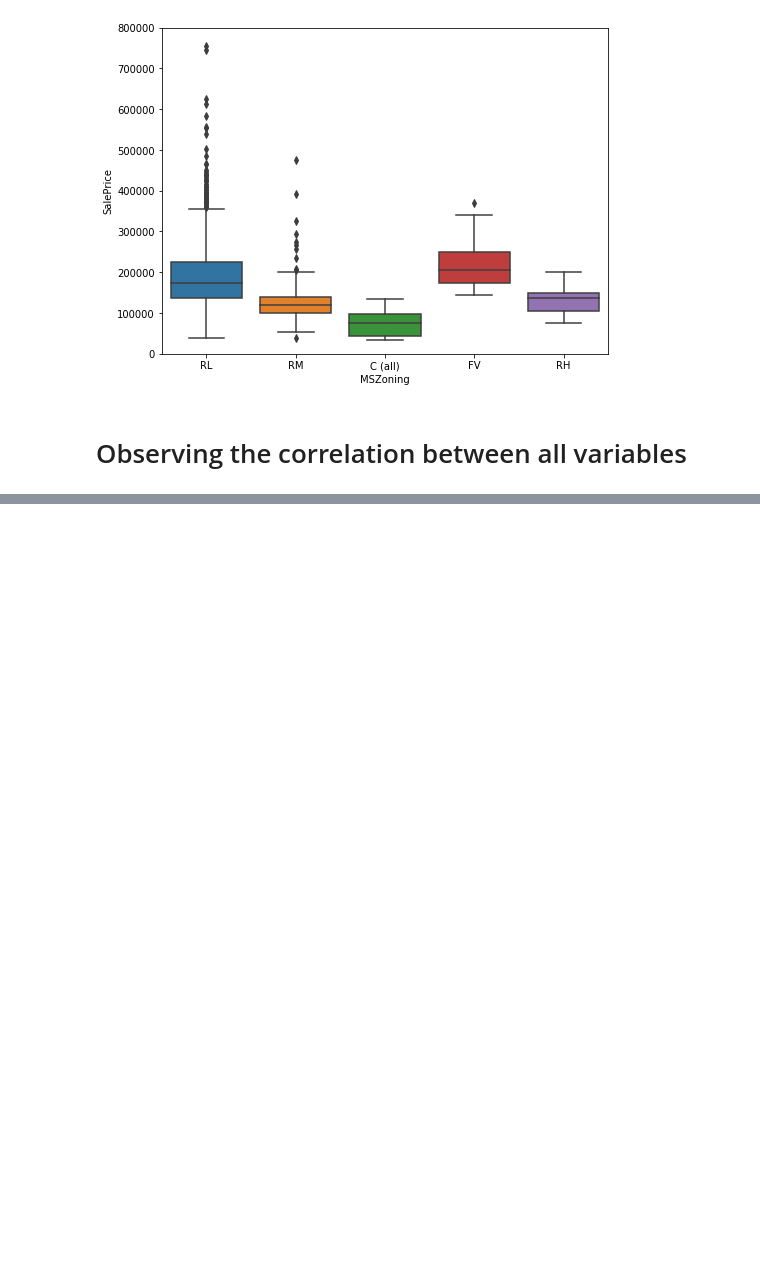
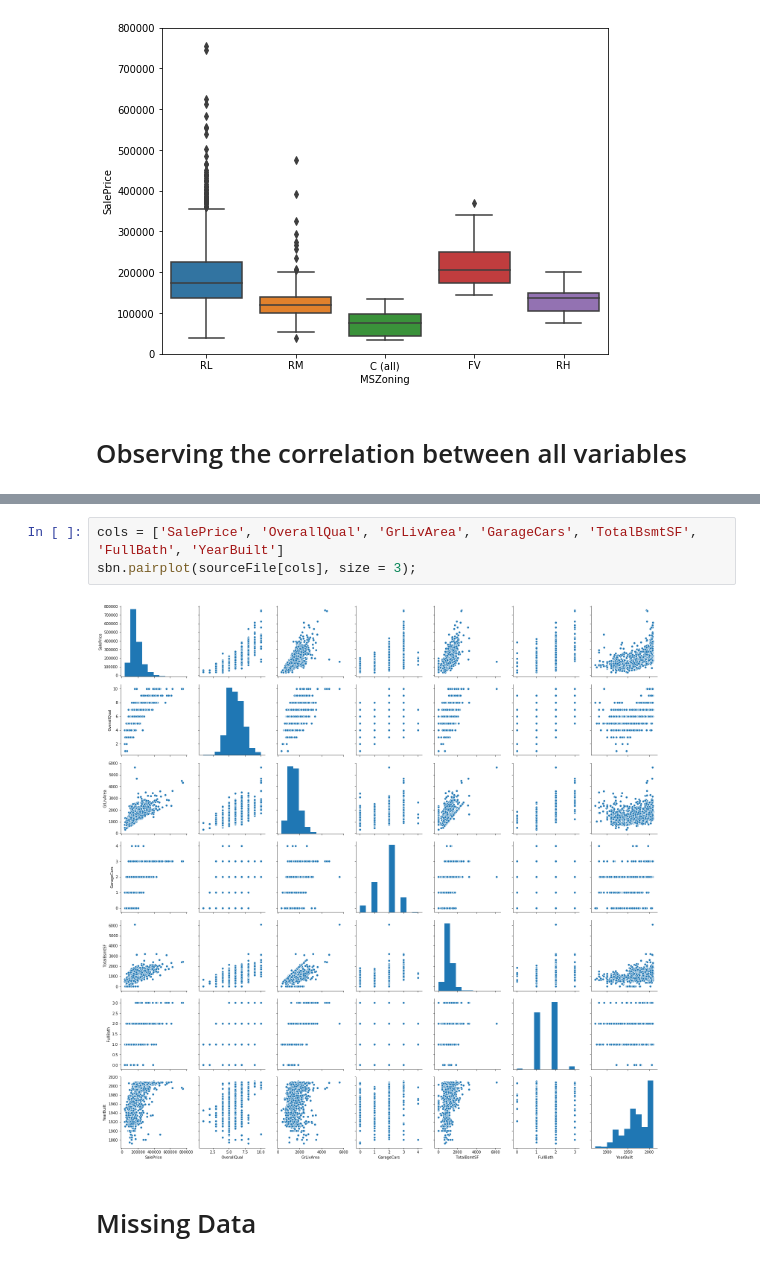
Before and after one commit to ashocorian/a16, a Jupyter notebook: A16 Project/source.ipynb, the cells around one changed output, grey strips where cells are left out. Saved outputs shown, nothing was run; the diff lists cells and outputs as text; blank space fills up the shorter version.

```diff
--- a/A16 Project/source.ipynb
+++ b/A16 Project/source.ipynb
@@ -130,0 +141,7 @@ sbn.heatmap(corrdata,square = True, vmax = 0.8);
+# %%
+cols = ['SalePrice', 'OverallQual', 'GrLivArea', 'GarageCars', 'TotalBsmtSF', 'FullBath', 'YearBuilt']
+sbn.pairplot(sourceFile[cols], size = 3);
+# %% [output]
+[figure, added]
+# %% [markdown]
+# Missing Data
```
Also changed, not shown: parts of 21 cells of this notebook.
